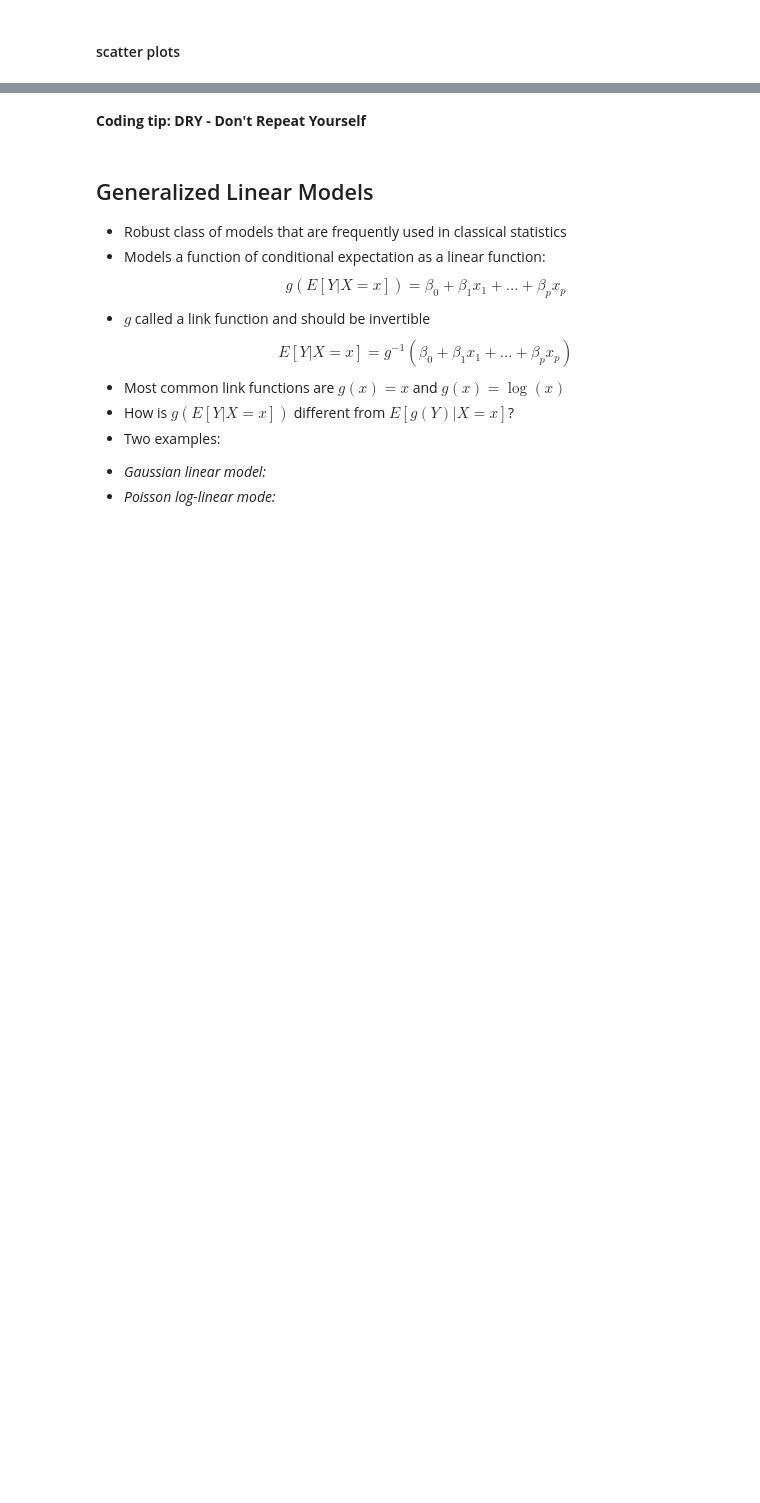
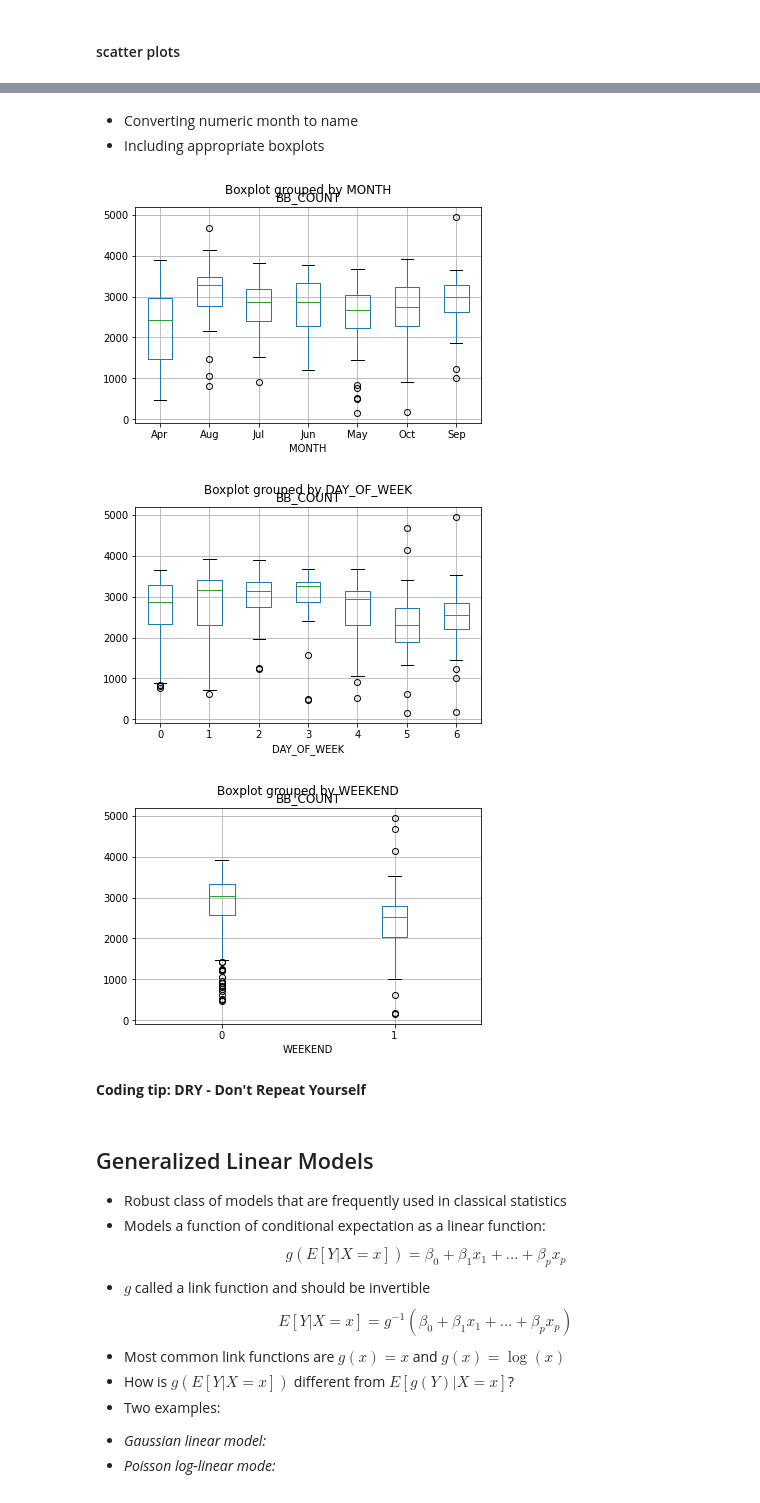
Before and after one commit to omesner/UMSTATS504, a Jupyter notebook: bikeCrossings/cyclistBridgeCrossings.ipynb, the cells around one changed output, grey strips where cells are left out. Drawn from its saved outputs; the diff is of its cells as text; code cells hidden in the pictures; blank space fills up the shorter version.

```diff
--- a/bikeCrossings/cyclistBridgeCrossings.ipynb
+++ b/bikeCrossings/cyclistBridgeCrossings.ipynb
@@ -181,3 +188,14 @@ for var in df.columns:
+# %% [markdown]
+- Converting numeric month to name
+- Including appropriate boxplots
+# %%
+df['MONTH'] = df['MONTH'].apply(lambda x: calendar.month_abbr[x])
+for var in ['MONTH', 'DAY_OF_WEEK', 'WEEKEND']:
+    df.boxplot(column='BB_COUNT', by=var)
+# %% [output]
+[figure, added]
+[figure, added]
+[figure, added]
 # %% [markdown]
 **Coding tip: DRY - Don't Repeat Yourself**
 # %% [markdown]
```
Also changed, not shown: parts of 25 cells of this notebook, 1 other file.
